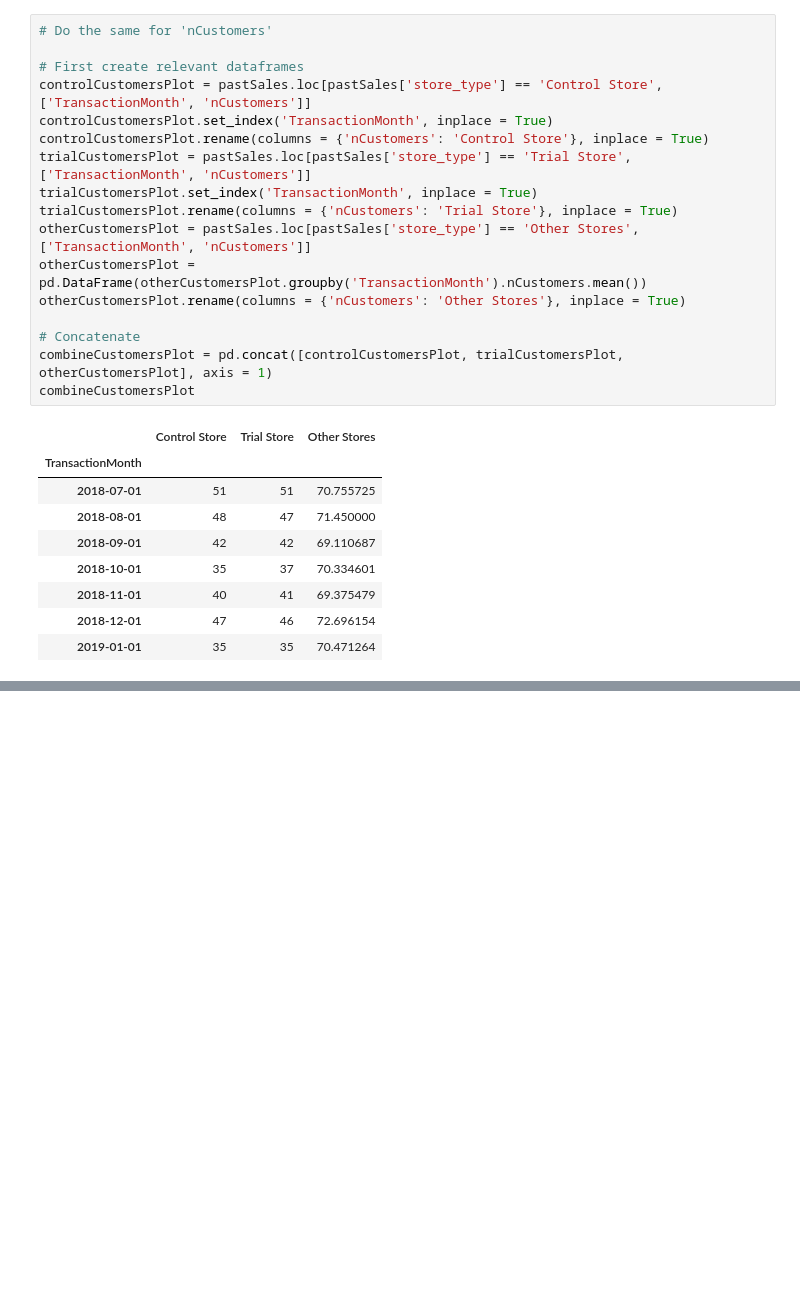
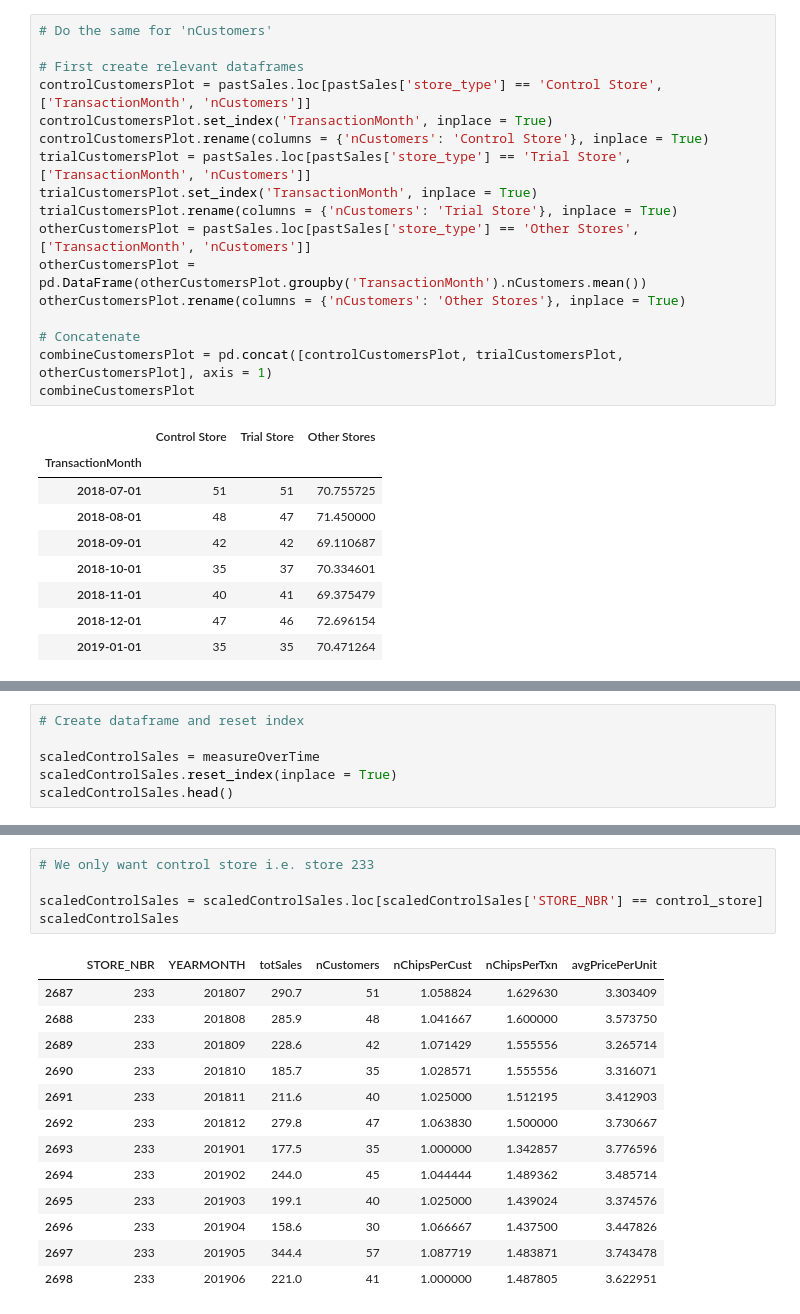
Before and after one commit to Johnson-a-hash/quantium-virtual-program, a Jupyter notebook: Quantium Module 2.ipynb, the cells around one changed output, grey strips where cells are left out. Saved outputs shown, nothing was run; the diff lists cells and outputs as text; blank space fills up the shorter version.

```diff
--- a/Quantium Module 2.ipynb
+++ b/Quantium Module 2.ipynb
@@ -625,0 +668,6 @@ The trial period goes from the start of February 2019 to June 2019. We now want
+# %%
+# Create dataframe and reset index
+
+scaledControlSales = measureOverTime
+scaledControlSales.reset_index(inplace = True)
+scaledControlSales.head()
@@ -625,0 +681,19 @@ The trial period goes from the start of February 2019 to June 2019. We now want
+# %%
+# We only want control store i.e. store 233
+
+scaledControlSales = scaledControlSales.loc[scaledControlSales['STORE_NBR'] == control_store]
+scaledControlSales
+# %% [output]
+|  | STORE_NBR | YEARMONTH | totSales | nCustomers | nChipsPerCust | nChipsPerTxn | avgPricePerUnit |
+| 2687 | 233 | 201807 | 290.7 | 51 | 1.058824 | 1.629630 | 3.303409 |
+| 2688 | 233 | 201808 | 285.9 | 48 | 1.041667 | 1.600000 | 3.573750 |
+| 2689 | 233 | 201809 | 228.6 | 42 | 1.071429 | 1.555556 | 3.265714 |
+| 2690 | 233 | 201810 | 185.7 | 35 | 1.028571 | 1.555556 | 3.316071 |
+| 2691 | 233 | 201811 | 211.6 | 40 | 1.025000 | 1.512195 | 3.412903 |
+| 2692 | 233 | 201812 | 279.8 | 47 | 1.063830 | 1.500000 | 3.730667 |
+| 2693 | 233 | 201901 | 177.5 | 35 | 1.000000 | 1.342857 | 3.776596 |
+| 2694 | 233 | 201902 | 244.0 | 45 | 1.044444 | 1.489362 | 3.485714 |
+| 2695 | 233 | 201903 | 199.1 | 40 | 1.025000 | 1.439024 | 3.374576 |
+| 2696 | 233 | 201904 | 158.6 | 30 | 1.066667 | 1.437500 | 3.447826 |
+| 2697 | 233 | 201905 | 344.4 | 57 | 1.087719 | 1.483871 | 3.743478 |
+| 2698 | 233 | 201906 | 221.0 | 41 | 1.000000 | 1.487805 | 3.622951 |
```
Also changed, not shown: parts of 17 cells of this notebook.
